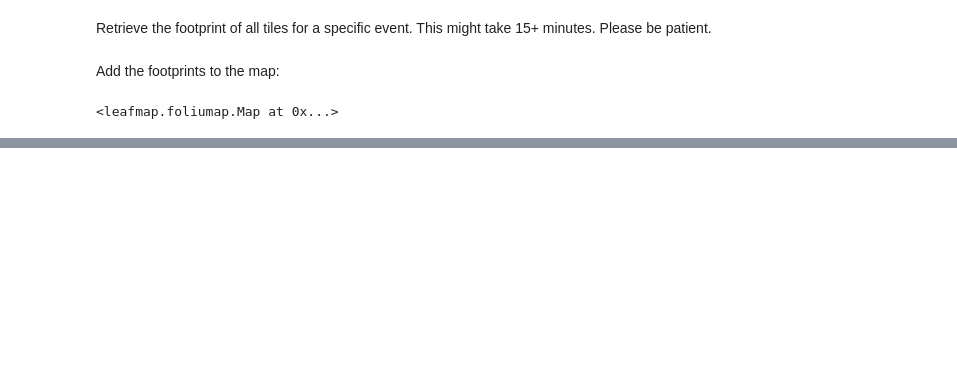
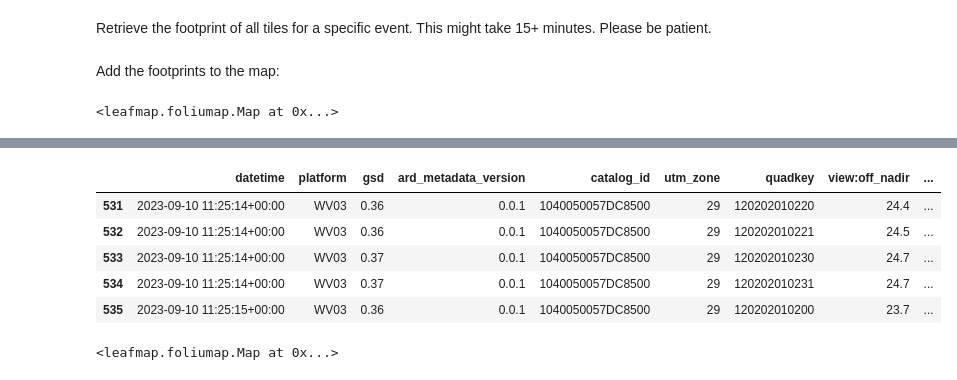
Before and after one commit to giswqs/notebook-share, a Jupyter notebook: docs/morocco_earthquake.ipynb, the cells around one changed output, grey strips where cells are left out. Drawn from its saved outputs; the diff is of its cells as text; code cells hidden in the pictures; blank space fills up the shorter version.

```diff
--- a/docs/morocco_earthquake.ipynb
+++ b/docs/morocco_earthquake.ipynb
@@ -144,0 +178,18 @@ m
+# %%
+after.head()
+# %% [output]
+|  | datetime | platform | gsd | ard_metadata_version | catalog_id | utm_zone | quadkey | view:off_nadir | ... |
+| 531 | 2023-09-10 11:25:14+00:00 | WV03 | 0.36 | 0.0.1 | 1040050057DC8500 | 29 | 120202010220 | 24.4 | ... |
+| 532 | 2023-09-10 11:25:14+00:00 | WV03 | 0.36 | 0.0.1 | 1040050057DC8500 | 29 | 120202010221 | 24.5 | ... |
+| 533 | 2023-09-10 11:25:14+00:00 | WV03 | 0.37 | 0.0.1 | 1040050057DC8500 | 29 | 120202010230 | 24.7 | ... |
+| 534 | 2023-09-10 11:25:14+00:00 | WV03 | 0.37 | 0.0.1 | 1040050057DC8500 | 29 | 120202010231 | 24.7 | ... |
+| 535 | 2023-09-10 11:25:15+00:00 | WV03 | 0.36 | 0.0.1 | 1040050057DC8500 | 29 | 120202010200 | 23.7 | ... |
+# %%
+m = leafmap.Map()
+m.add_gdf(before, layer_name="Before", info_mode="on_click")
+style_dict = {'color': 'red', 'fillColor': 'red', 'fillOpacity': 0.1}
+style_function = lambda x: style_dict
+m.add_gdf(after, layer_name="After", info_mode="on_click", style_function=style_function)
+m
+# %% [output]
+<leafmap.foliumap.Map at 0x...>
```
Also changed, not shown: parts of 7 cells of this notebook, 1 other file.
